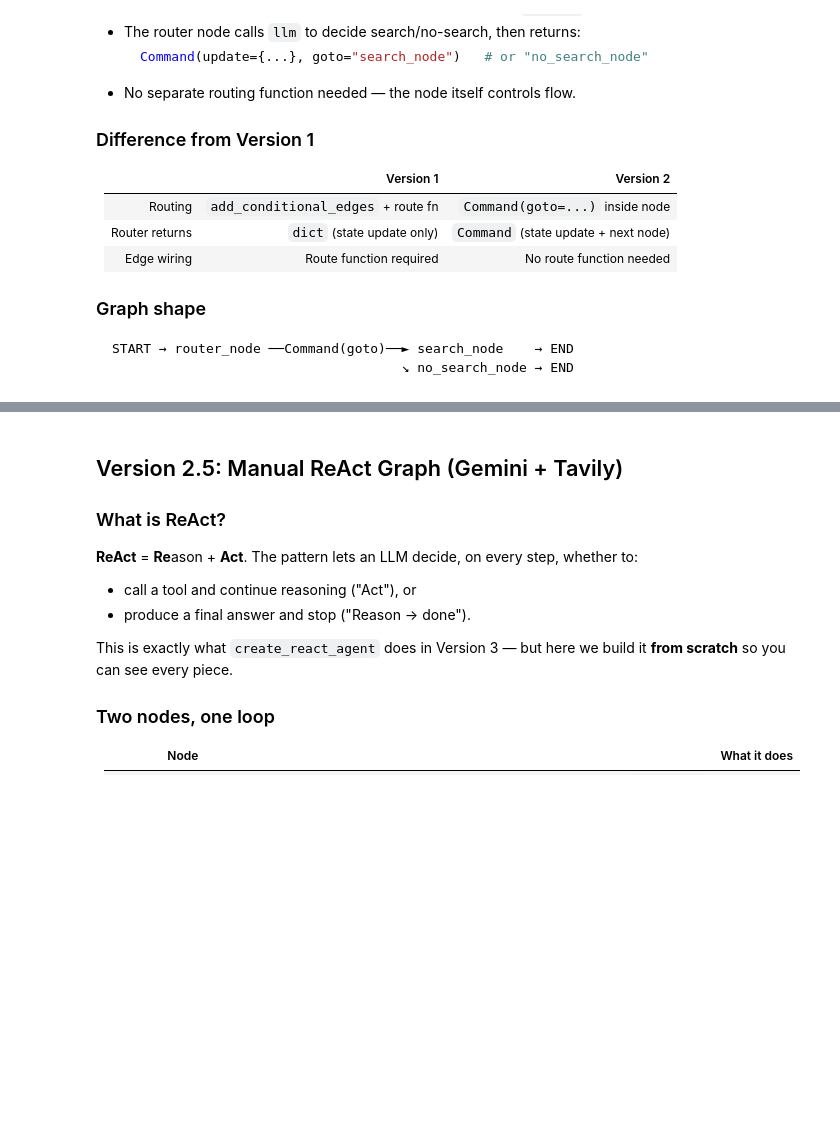
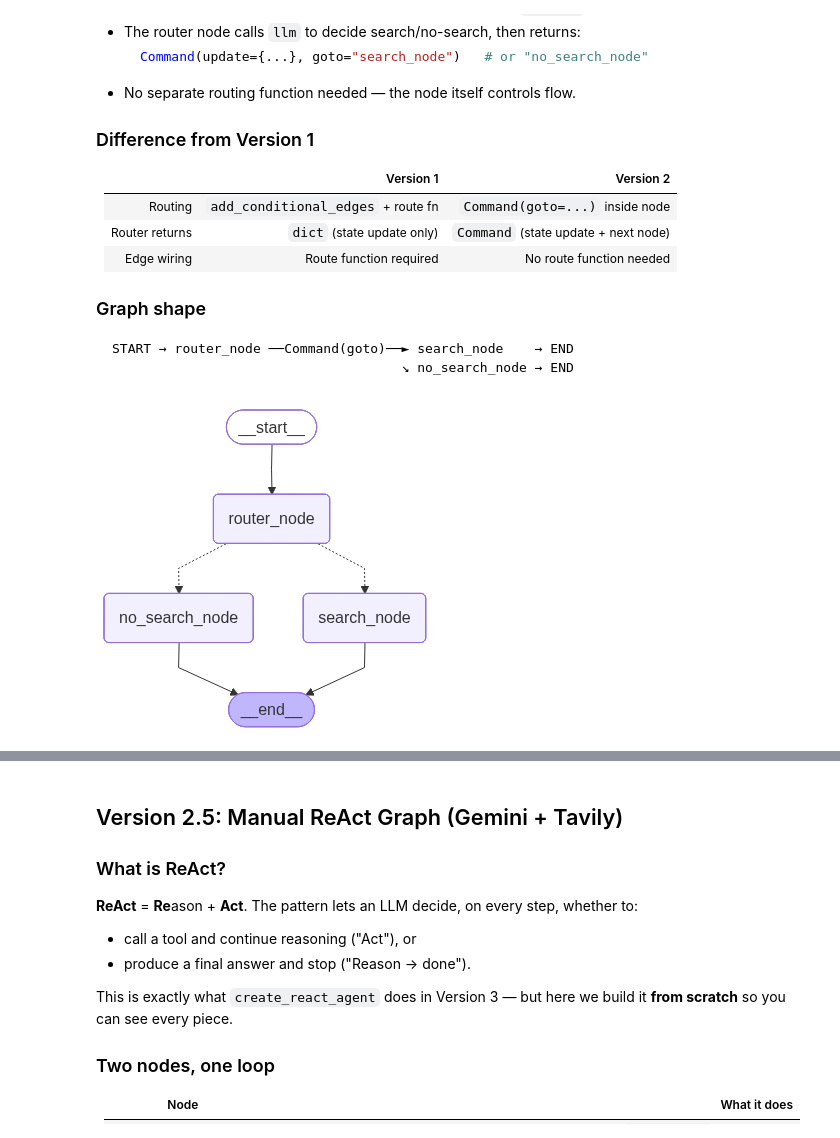
Before and after one commit to Desuuy/agentic_course, a Jupyter notebook: agent_101/graph_search_tools_exercise.ipynb, the cells around one changed output, grey strips where cells are left out. Drawn from its saved outputs; the diff is of its cells as text; code cells hidden in the pictures; blank space fills up the shorter version.

```diff
--- a/agent_101/graph_search_tools_exercise.ipynb
+++ b/agent_101/graph_search_tools_exercise.ipynb
@@ -424,41 +537,96 @@ def v2_router_node(state: V2State) -> Command[Literal["search_node", "no_search_
     # 1) Build a yes/no prompt and call llm.invoke(prompt)
     # 2) Parse "yes"/"no" from response.content → pick goto target
     # 3) Return Command(update={"question": state["question"], "answer": ""}, goto=<target>)
-    raise NotImplementedError("Implement v2_router_node")
+
+    prompt = f"""
+        Does following the question required a web search for real-time or current information?
+        Question: {state["question"]}
+        Answer with "yes" or "no".
+
+        Examples:
+            - "What is the current weather in Tokyo?" → yes (needs real-time data)
+            - "What is 2 + 2?" → no (basic knowledge)
+            - "What is the latest news about AI?" → yes (needs current information)
+            - "What is the capital of France?" → no (static knowledge)
+        Answer:
+    """
+    reponse = llm.invoke(prompt)
+    answer_route = reponse.content.lower().strip()
+    target = "search_node" if answer_route == 'yes' else "no_search_node"
+
+    logger.info("v2_router_node | LLM decision: %s → should_search=%s", answer_route, target)
+
+    return Command(update={"question": state["question"], "answer": ""}, goto=target)
+
+
 
 
 def v2_search_node(state: V2State) -> V2State:
     # TODO:
     # 1) Call tavily_search.invoke(state["question"])
     # 2) Summarize snippets with llm
     # 3) Return {**state, "answer": summary.content}
-    raise NotImplementedError("Implement v2_search_node")
+
+    logger.info("v2_search_node | Searching for: %s", state["question"])
+
+    search_info = tavily_search.invoke(state["question"])
+
+    summarize_prompt_v2 = f"""
+        Based on the following information, provide a concise and helpful answer to the user's question.
+        User's question: {state["question"]}
+        Search results:  {search_info}
+        Please provide a clear, informative answer based on this information:
+    """
+
+    response = llm.invoke(summarize_prompt_v2)
+    answer = response.content
+    # answer = summarize_prompt_v2.response.content.lower().strip()
+    # sai do summarize_prompt_v2 chỉ là một cái chuỗi (string) văn bản thôi. Bạn chưa đưa cái chuỗi này cho Gemini "đọc" và "tóm tắt".
+
+    logger.info("v2_search_node |  Generated answer length: %d chars", len(answer))
+
+    return {**state,
+            "answer": answer}
+
 
 
 def v2_no_search_node(state: V2State) -> V2State:
     # TODO:
     # 1) Call llm.invoke(state["question"])
     # 2) Return {**state, "answer": response.content}
-    raise NotImplementedError("Implement v2_no_search_node")
+
+    logger.info("v2_no_search_node |  Answering directly: %s", state["question"] )
+
+    response = llm.invoke(state["question"])
+
+    answer = response.content
+
+    logger.info("v2_no_search_node | Generated direct answer length: %d chars", len(answer))
+
+    return {**state, "answer": answer}
+
 
 
 v2_builder = StateGraph(V2State)
 v2_builder.add_node("router_node", v2_router_node)
 v2_builder.add_node("search_node", v2_search_node)
 v2_builder.add_node("no_search_node", v2_no_search_node)
 
 v2_builder.add_edge(START, "router_node")
 v2_builder.add_edge("search_node", END)
 v2_builder.add_edge("no_search_node", END)
 
 # TODO: compile graph into v2_graph
 #       v2_graph = v2_builder.compile()
-v2_graph = None
+v2_graph = v2_builder.compile()
+
 
 # ── Visualize (auto-renders once you compile above) ───────────────────────────
 if v2_graph is not None:
     from IPython.display import Image, display
     display(Image(v2_graph.get_graph().draw_mermaid_png()))
+# %% [output]
+[figure, added]
 # %%
 # Version 2 self-test
 
```
Also changed, not shown: parts of 10 cells of this notebook.
